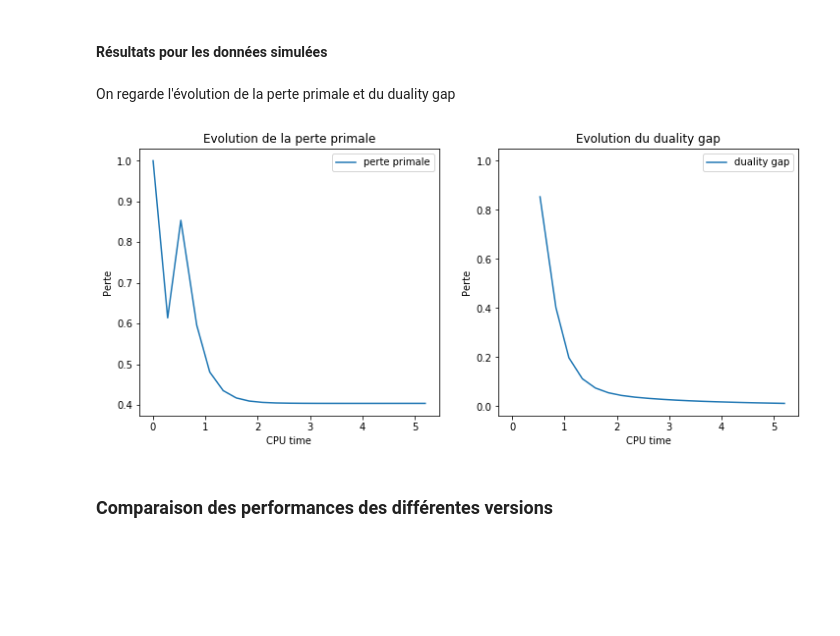
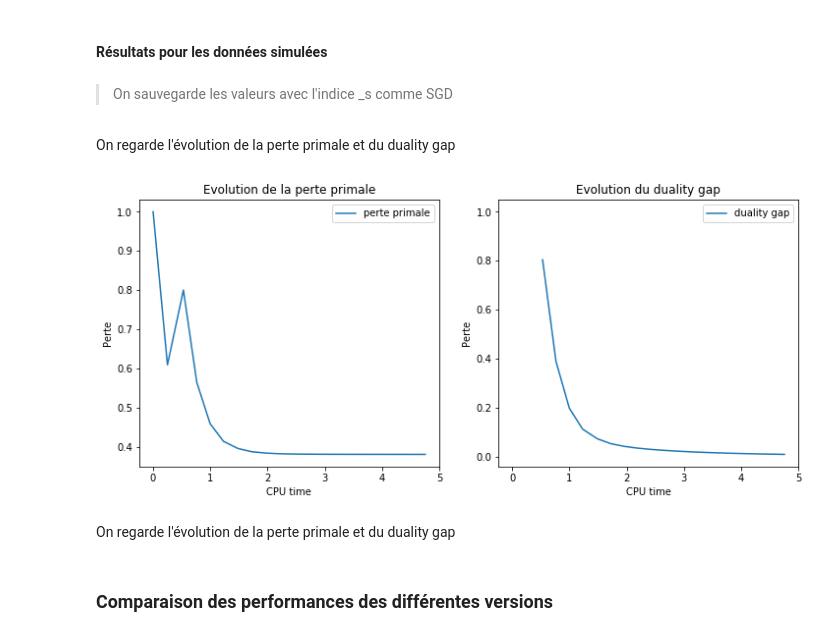
Before and after one commit to gauthier-schweitzer/soadml, a Jupyter notebook: Projet.ipynb, the cells around one changed output. Drawn from its saved outputs; the diff is of its cells as text; code cells hidden in the pictures; blank space fills up the shorter version.

```diff
--- a/Projet.ipynb
+++ b/Projet.ipynb
@@ -495,6 +514,8 @@ def SDCA_sgd (X, Y, T, gamma, T_0_ratio, epsilon, lamb, SGD_init):
     return(Alpha, timelaps, primal_loss_track, dual_loss_track, gaps_track, W_bar, W_rand)
 # %% [markdown]
 #### Résultats pour les données simulées
+# %% [markdown]
+> On sauvegarde les valeurs avec l'indice _s comme SGD
 # %%
 T = 20
 gamma = 1.0
@@ -516,21 +537,23 @@ On regarde l'évolution de la perte primale et du duality gap
 # %%
 plt.figure(figsize=(12,5))
 plt.plot([2,1])
 plt.subplot(121)
-plt.plot(np.cumsum(timelaps), primal_loss_track , label="perte primale")
+plt.plot(np.cumsum(timelaps_s), primal_loss_track_s , label="perte primale")
 plt.ylabel("Perte")
 plt.xlabel("CPU time")
 plt.legend()
 plt.title("Evolution de la perte primale")
 
 plt.subplot(122)
-plt.plot(np.cumsum(timelaps), gaps_track , label="duality gap")
+plt.plot(np.cumsum(timelaps_s), gaps_track_s , label="duality gap")
 plt.ylabel("Perte")
 plt.xlabel("CPU time")
 plt.legend()
 plt.title("Evolution du duality gap")
 plt.show()
 # %% [output]
-[figure, old version]
+[figure, new version]
+# %% [markdown]
+On regarde l'évolution de la perte primale et du duality gap
 # %% [markdown]
 ### Comparaison des performances des différentes versions
```
Also changed, not shown: parts of 16 cells of this notebook.
